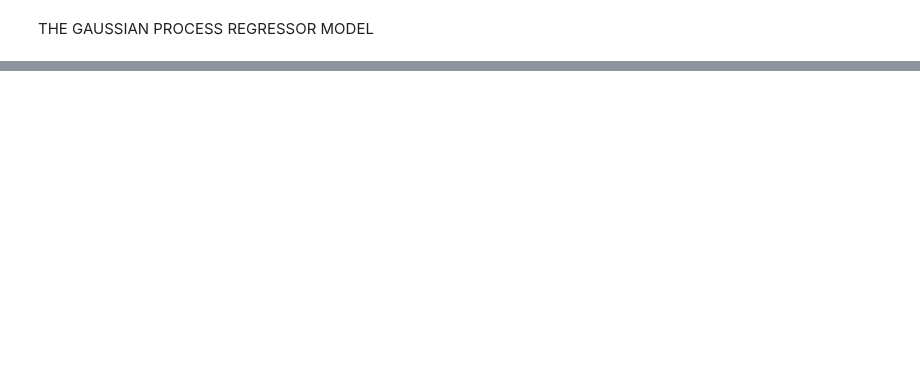
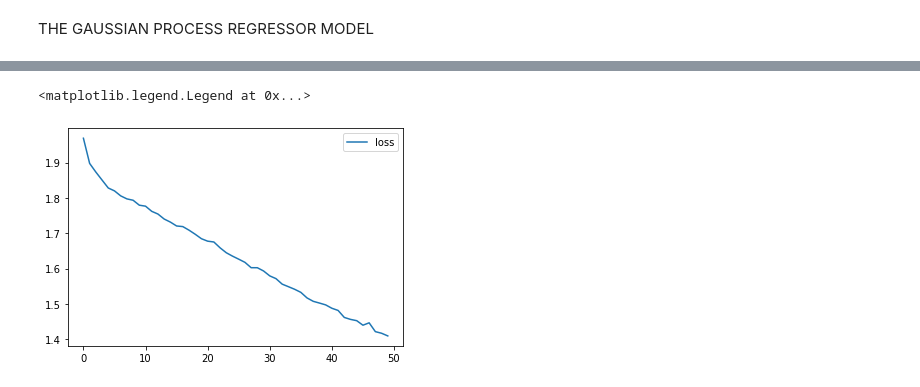
Before and after one commit to ayanoglu/OrtalamaTahmin, a Jupyter notebook: REDGPAmainNEWDATA.ipynb, the cells around one changed output, grey strips where cells are left out. Saved outputs shown, nothing was run; the diff lists cells and outputs as text; code cells hidden in the pictures; blank space fills up the shorter version.

```diff
--- a/REDGPAmainNEWDATA.ipynb
+++ b/REDGPAmainNEWDATA.ipynb
@@ -544,0 +592,18 @@ fig.show()
+# %%
+#If gpa > 4 then gpa = 4;
+GPACat = np.where((GPA < 4) & (GPA >= 3.75), str("A"), GPA)
+GPACat = np.where((GPA < 3.75) & (GPA >= 3.50), str("B"), GPACat)
+GPACat = np.where((GPA < 3.50) & (GPA >= 3.25), str("C"), GPACat)
+GPACat = np.where((GPA < 3.25) & (GPA >= 3), str("D"), GPACat)
+GPACat = np.where((GPA < 3) & (GPA >= 2.75), str("E"), GPACat)
+GPACat = np.where((GPA < 2.75) & (GPA >= 2.5), str("F"), GPACat)
+GPACat = np.where((GPA < 2.5) & (GPA >= 2.25), str("G"), GPACat)
+GPACat = np.where((GPA < 2.25) & (GPA >= 2), str("H"), GPACat)
+GPACat = np.where((GPA < 2) & (GPA >= 1.75), str("I"), GPACat)
+GPACat = np.where((GPA < 1.75) & (GPA >= 1.5), str("J"), GPACat)
+GPACat = np.where((GPA < 1.5) & (GPA >= 1.25), str("K"), GPACat)
+GPACat = np.where((GPA < 1.25) & (GPA >= 1), str("L"), GPACat)
+GPACat = np.where((GPA < 1) & (GPA >= 0.75), str("M"), GPACat)
+GPACat = np.where((GPA < 0.75) & (GPA >= 0.50), str("N"), GPACat)
+GPACat = np.where((GPA < 0.5) & (GPA >= 0.25), str("O"), GPACat)
+GPACat = np.where((GPA < 0.25) & (GPA >= 0), str("P"), GPACat)
@@ -544,0 +617,3 @@ fig.show()
+# %%
+labelencoder = LabelEncoder()
+GPACatEnc = labelencoder.fit_transform(GPACat)
@@ -544,0 +624,4 @@ fig.show()
+# %%
+dummy_y = np_utils.to_categorical(GPACatEnc)
+# %%
+dummy_y = pd.DataFrame(dummy_y)
@@ -544,0 +740,10 @@ fig.show()
+# %%
+#plot the loss and validation loss of the dataset
+history_df = pd.DataFrame(history.history)
+plt.plot(history_df['loss'], label='loss')
+# plt.plot(history_df['val_loss'], label='val_loss')
+
+plt.legend()
+# %% [output]
+<matplotlib.legend.Legend at 0x...>
+[figure, added]
```
Also changed, not shown: parts of 46 cells of this notebook.
